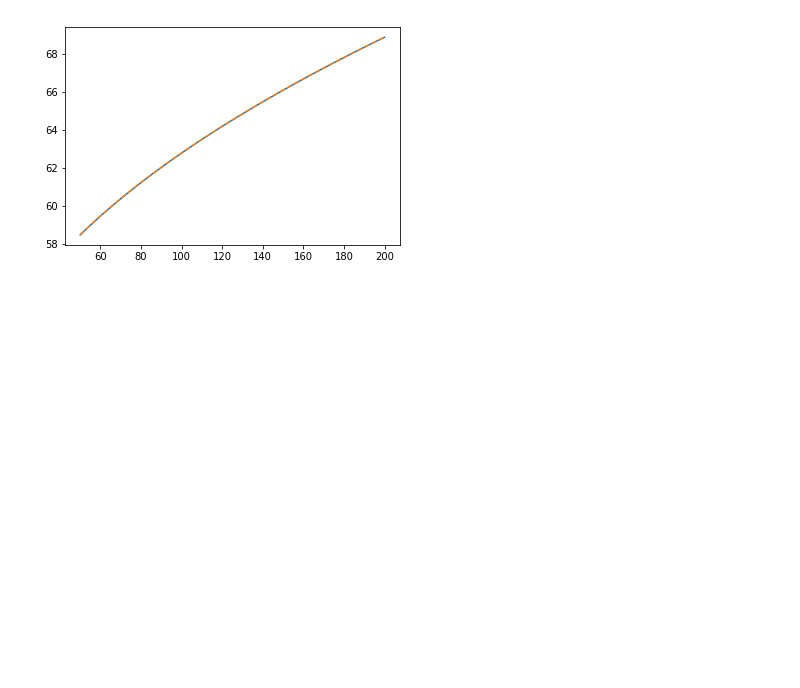
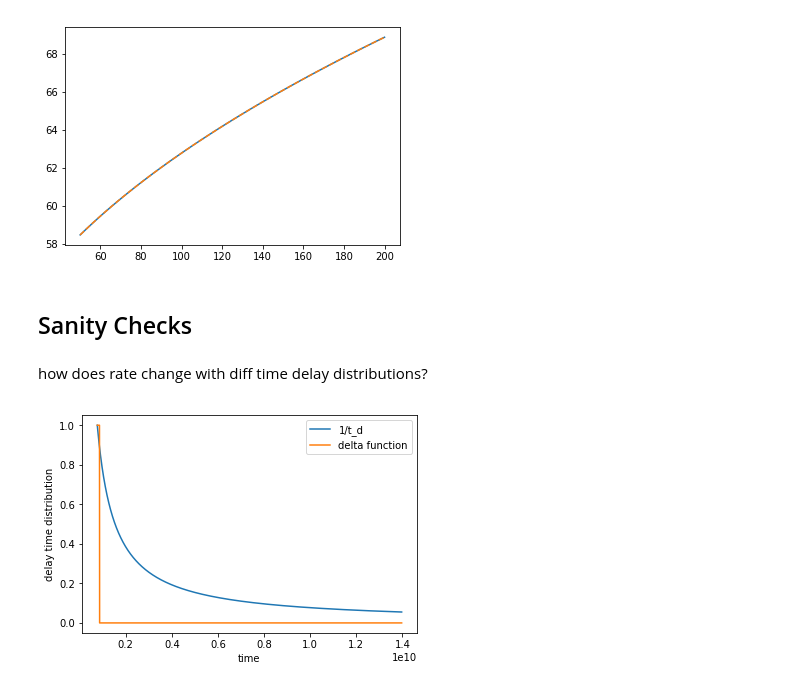
Before and after one commit to afarah18/stochastic_cosmo, a Jupyter notebook: horizon_dist_calculator.ipynb, the cells around one changed output. Drawn from its saved outputs; the diff is of its cells as text; code cells hidden in the pictures; blank space fills up the shorter version.

Commit message:
SFR to merger rate calcs, fits, and sanity checks

```diff
--- a/horizon_dist_calculator.ipynb
+++ b/horizon_dist_calculator.ipynb
@@ -13,13 +15,14 @@ import seaborn as sns
 H0 = 67.9 * u.km/u.s/u.Mpc
 c = const.c
 G = const.G.to(u.km**2 * u.Mpc /u.Msun/u.s**2)
-chirpM = 26*u.Msun
 rho_crit = (3/8/np.pi) * H0**2 /G # has dimensions of density (mass/volume)
+cosmol = FlatLambdaCDM(70,0.3)
 
 fref = 25. /u.s
 OmegaGW_limit = 4.8e-8
 Rate = 53.2 /(u.Gpc**3 * u.year)
 t_obs = 1.5 *u.year
+chirpM = 26*u.Msun
 
 #mass distribution parameters
 m_min = 6.7 #minimum allowed component mass
@@ -703,3 +708,7 @@ plt.show()
 #it fits well!
 # %% [output]
 [figure]
+# %% [markdown]
+## Sanity Checks
+# %% [markdown]
+how does rate change with diff time delay distributions?
@@ -705,0 +773,10 @@ plt.show()
+# %%
+x = RateCalculator(alpha=1)
+plt.plot(x.t_of_zgrid,x.p_delay_time(x.t_of_zgrid)/x.p_delay_time(x.t_of_zgrid).max(),label='1/t_d')
+plt.plot(x.t_of_zgrid,x.dirac_delta(x.t_of_zgrid)/x.dirac_delta(x.t_of_zgrid).max(),label='delta function')
+plt.legend()
+plt.xlabel('time')
+plt.ylabel('delay time distribution')
+plt.show()
+# %% [output]
+[figure, added]
```
Also changed, not shown: parts of 27 cells of this notebook.
